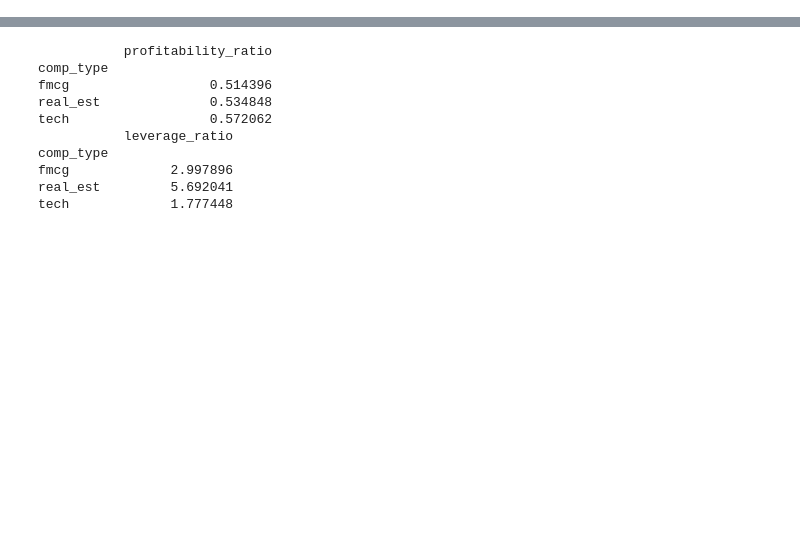
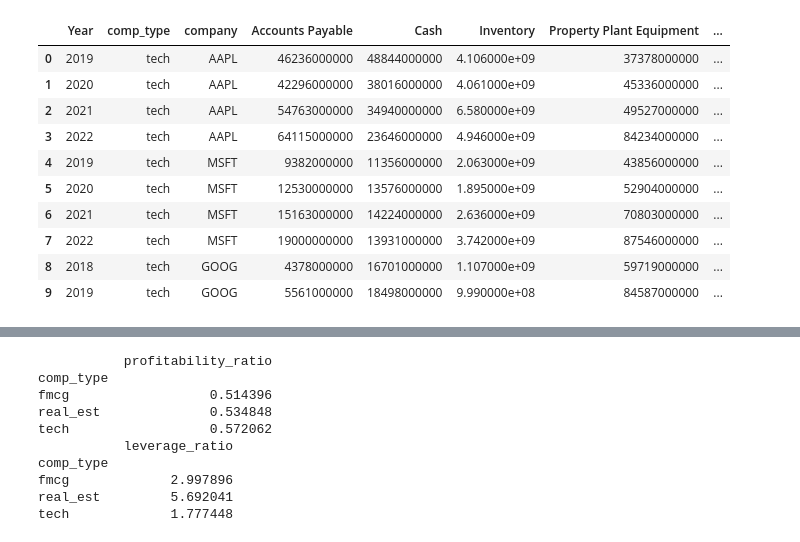
Before and after one commit to khoapham1002/Banking-Investment-Optimization-Framework, a Jupyter notebook: notebooks/hedge-fund-financial-report.ipynb, the cells around one changed output, grey strips where cells are left out. Saved outputs shown, nothing was run; the diff lists cells and outputs as text; code cells hidden in the pictures; blank space fills up the shorter version.

```diff
--- a/notebooks/hedge-fund-financial-report.ipynb
+++ b/notebooks/hedge-fund-financial-report.ipynb
@@ -31,0 +52,14 @@ income_statement = pd.read_excel("../data_raw/Income_Statement.xlsx")
+# %%
+balance_sheet.head(10)
+# %% [output]
+|  | Year | comp_type | company | Accounts Payable | Cash | Inventory | Property Plant Equipment | ... |
+| 0 | 2019 | tech | AAPL | 46236000000 | 48844000000 | 4.106000e+09 | 37378000000 | ... |
+| 1 | 2020 | tech | AAPL | 42296000000 | 38016000000 | 4.061000e+09 | 45336000000 | ... |
+| 2 | 2021 | tech | AAPL | 54763000000 | 34940000000 | 6.580000e+09 | 49527000000 | ... |
+| 3 | 2022 | tech | AAPL | 64115000000 | 23646000000 | 4.946000e+09 | 84234000000 | ... |
+| 4 | 2019 | tech | MSFT | 9382000000 | 11356000000 | 2.063000e+09 | 43856000000 | ... |
+| 5 | 2020 | tech | MSFT | 12530000000 | 13576000000 | 1.895000e+09 | 52904000000 | ... |
+| 6 | 2021 | tech | MSFT | 15163000000 | 14224000000 | 2.636000e+09 | 70803000000 | ... |
+| 7 | 2022 | tech | MSFT | 19000000000 | 13931000000 | 3.742000e+09 | 87546000000 | ... |
+| 8 | 2018 | tech | GOOG | 4378000000 | 16701000000 | 1.107000e+09 | 59719000000 | ... |
+| 9 | 2019 | tech | GOOG | 5561000000 | 18498000000 | 9.990000e+08 | 84587000000 | ... |
```
Also changed, not shown: parts of 17 cells of this notebook, 6 other files.
